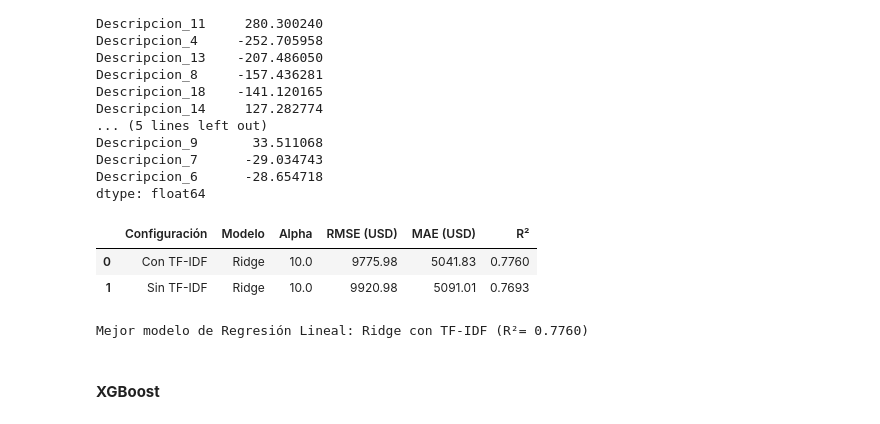
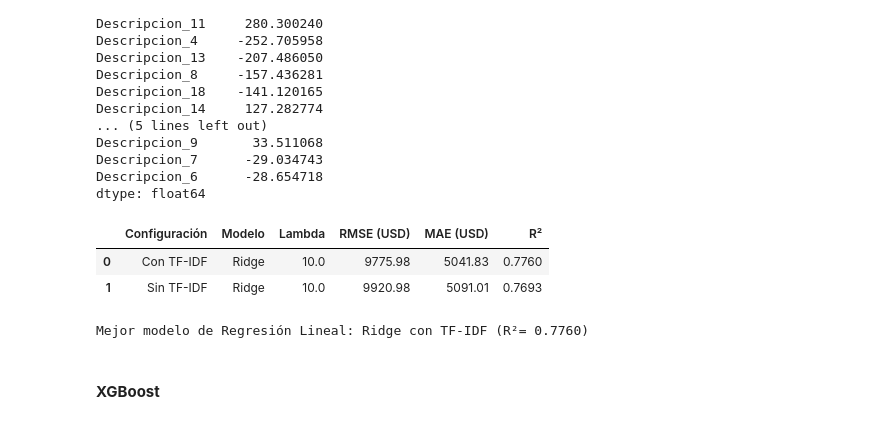
Before and after one commit to PilarOtero/Gurevich_Otero_Informe_PF, a Jupyter notebook: notebook/Gurevich_Otero_Notebook_PF.ipynb, the cells around one changed output. Drawn from its saved outputs; the diff is of its cells as text; code cells hidden in the pictures.

```diff
--- a/notebook/Gurevich_Otero_Notebook_PF.ipynb
+++ b/notebook/Gurevich_Otero_Notebook_PF.ipynb
@@ -649,23 +656,23 @@ dtype: float64
 # %%
 mejor_tfidf = resultados_tfidf.iloc[0]
 mejor_no_desc = resultados_no_desc.iloc[0]
 
 resumen = pd.DataFrame({
     "Configuración": ["Con TF-IDF", "Sin TF-IDF"],
     "Modelo": [mejor_tfidf["Modelo"], mejor_no_desc["Modelo"]],
-    "Alpha": [mejor_tfidf["Alpha"], mejor_no_desc["Alpha"]],
+    "Lambda": [mejor_tfidf["Lambda"], mejor_no_desc["Lambda"]],
     "RMSE (USD)": [round(mejor_tfidf["RMSE"], 2), round(mejor_no_desc["RMSE"], 2)],
     "MAE (USD)": [round(mejor_tfidf["MAE"], 2), round(mejor_no_desc["MAE"], 2)],
     "R²": [round(mejor_tfidf["R2"], 4), round(mejor_no_desc["R2"], 4)]
 })
 display(resumen)
 
 if mejor_tfidf['R2'] > mejor_no_desc['R2']:
     print(f"Mejor modelo de Regresión Lineal: {mejor_tfidf['Modelo']} con TF-IDF (R²= {mejor_tfidf['R2']:.4f})")
 else:
     print(f"Mejor modelode Regresión Lineal: {mejor_no_desc['Modelo']} sin TF-IDF (R²= {mejor_no_desc['R2']:.4f})")
 # %% [output]
-|  | Configuración | Modelo | Alpha | RMSE (USD) | MAE (USD) | R² |
+|  | Configuración | Modelo | Lambda | RMSE (USD) | MAE (USD) | R² |
 | 0 | Con TF-IDF | Ridge | 10.0 | 9775.98 | 5041.83 | 0.7760 |
 | 1 | Sin TF-IDF | Ridge | 10.0 | 9920.98 | 5091.01 | 0.7693 |
 Mejor modelo de Regresión Lineal: Ridge con TF-IDF (R²= 0.7760)
```
Also changed, not shown: parts of 20 cells of this notebook, 2 other files.
